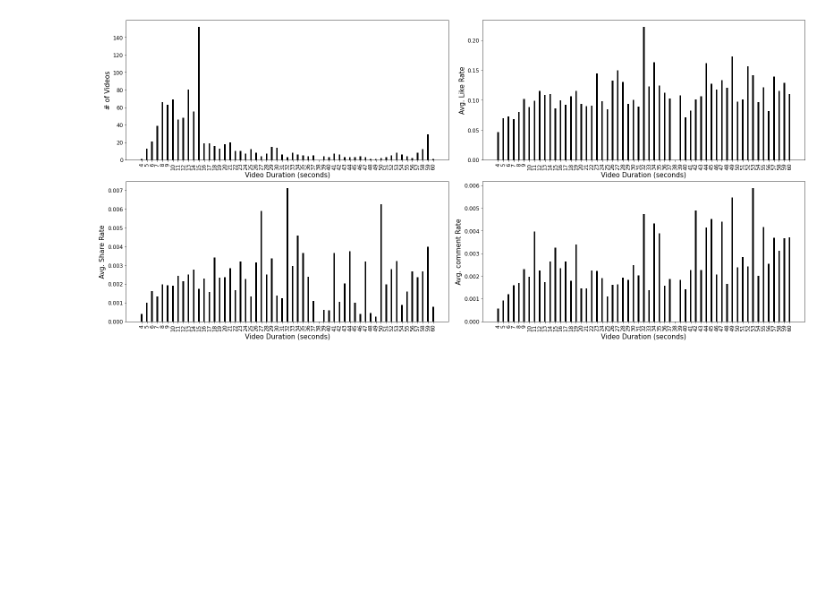
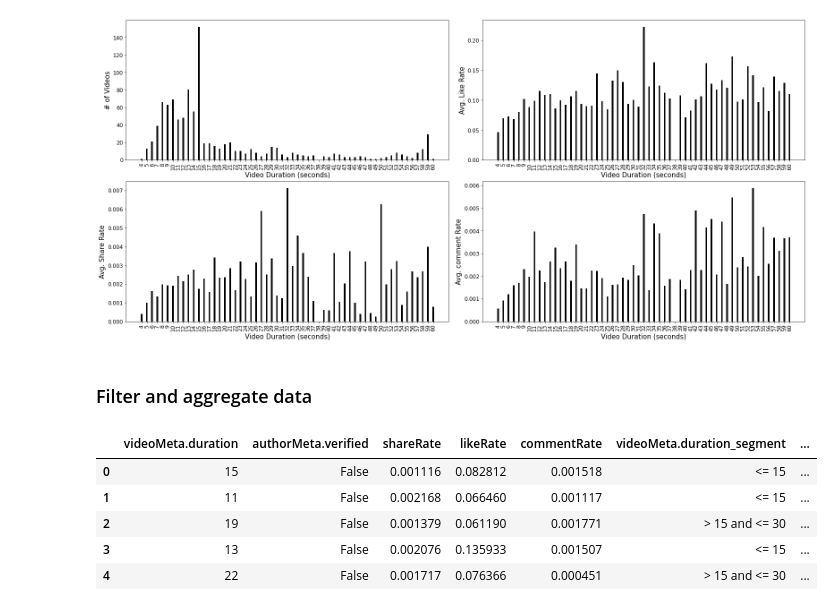
Before and after one commit to ba-group-projects/tiktok-popularity-eda, a Jupyter notebook: mattheus_smm635_mtp_eda.ipynb, the cells around one changed output. Cells and saved outputs as stored; diff of their text form; code cells hidden in the pictures; blank space fills up the shorter version.

```diff
--- a/mattheus_smm635_mtp_eda.ipynb
+++ b/mattheus_smm635_mtp_eda.ipynb
@@ -195,4 +199,19 @@ ax4.tick_params(axis='both', which='major', labelsize=12)
 plt.show()
 # %% [output]
 [figure]
+# %% [markdown]
+### Filter and aggregate data
+# %%
+filter_df = df_clean[['createTime','videoMeta.duration','authorMeta.verified','shareRate','likeRate','commentRate']]
+filter_df['videoMeta.duration_segment'] = filter_df['videoMeta.duration'].apply(lambda x: '<= 15' if x <= 15 else '> 15 and <= 30' if x > 15 and x <= 30 else '> 30 and <= 45' if x > 30 and x <= 45 else '> 45 and <= 60' if x > 45 and x <= 60 else '> 60')
+filter_df['date'] = filter_df['createTime'].dt.date
+filter_df.drop(['createTime'],axis=1,inplace=True)
+filter_df.head()
+# %% [output]
+|  | videoMeta.duration | authorMeta.verified | shareRate | likeRate | commentRate | videoMeta.duration_segment | ... |
+| 0 | 15 | False | 0.001116 | 0.082812 | 0.001518 | <= 15 | ... |
+| 1 | 11 | False | 0.002168 | 0.066460 | 0.001117 | <= 15 | ... |
+| 2 | 19 | False | 0.001379 | 0.061190 | 0.001771 | > 15 and <= 30 | ... |
+| 3 | 13 | False | 0.002076 | 0.135933 | 0.001507 | <= 15 | ... |
+| 4 | 22 | False | 0.001717 | 0.076366 | 0.000451 | > 15 and <= 30 | ... |
 # %%
```
Also changed, not shown: parts of 9 cells of this notebook.
